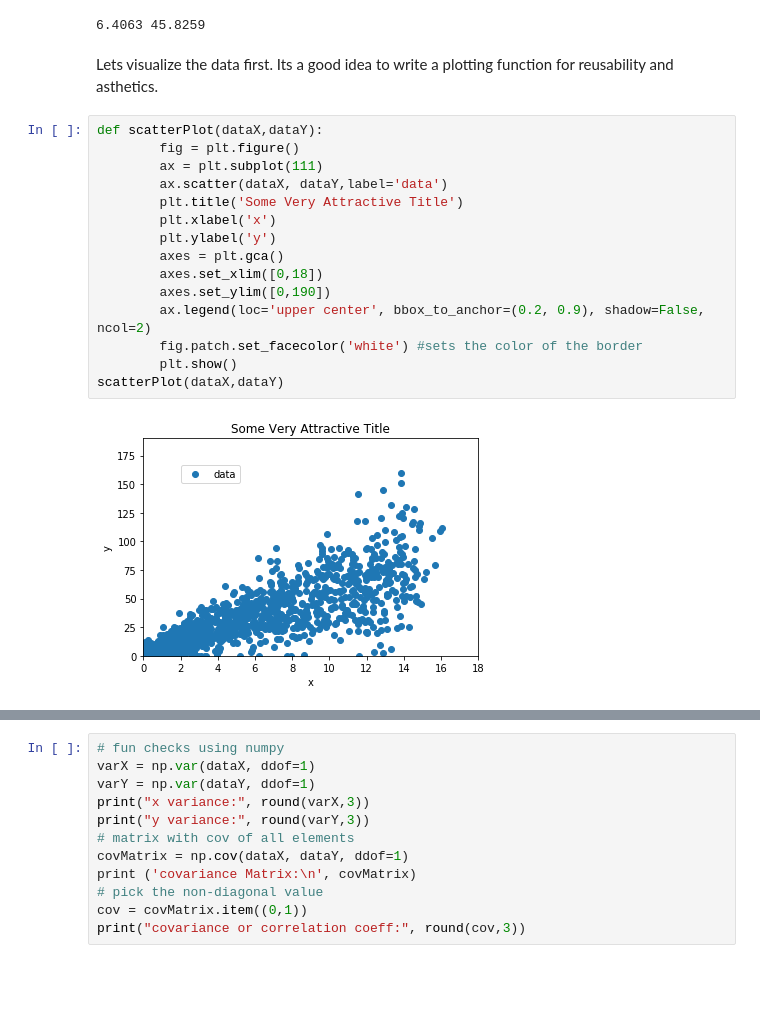
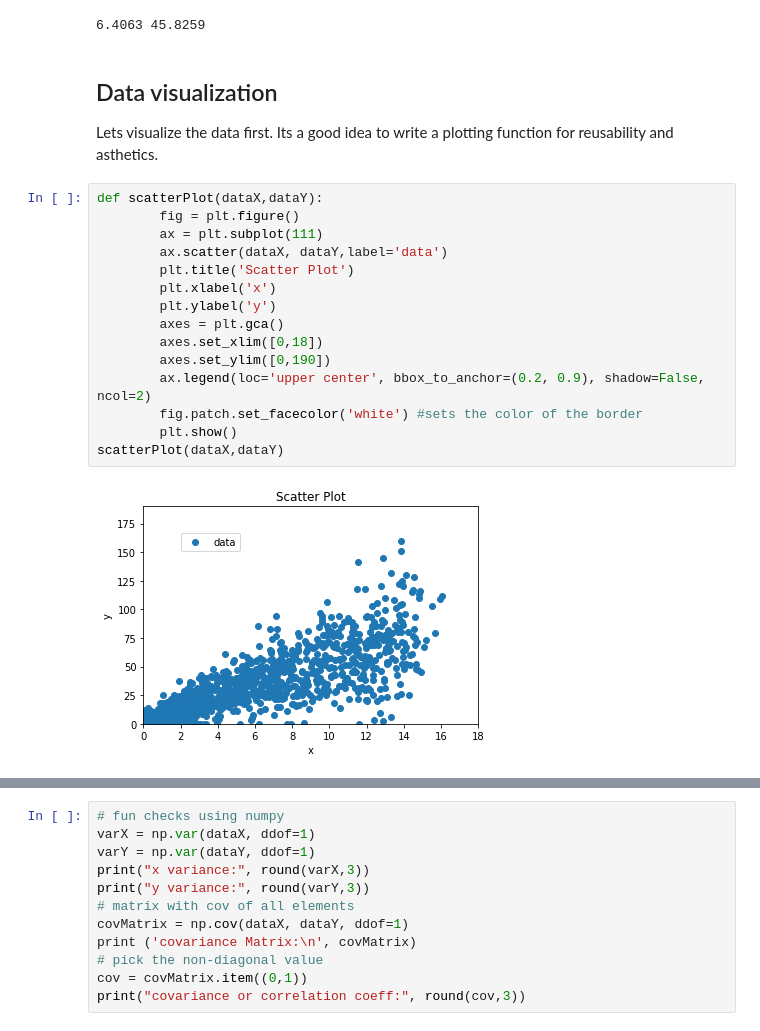
Before and after one commit to akanugan/DataScience, a Jupyter notebook: Regression/LinearRegressionTutorial/linearRegIntro.ipynb, the cells around one changed output, grey strips where cells are left out. Cells and saved outputs as stored; diff of their text form; blank space fills up the shorter version.

```diff
--- a/Regression/LinearRegressionTutorial/linearRegIntro.ipynb
+++ b/Regression/LinearRegressionTutorial/linearRegIntro.ipynb
@@ -35,21 +71,22 @@ print(dataX[0], dataY[0])
 # %% [output]
 6.4063 45.8259
 # %% [markdown]
+## Data visualization
 Lets visualize the data first. Its a good idea to write a plotting function for reusability and asthetics.
 # %%
 def scatterPlot(dataX,dataY):
         fig = plt.figure()
         ax = plt.subplot(111)
         ax.scatter(dataX, dataY,label='data')
-        plt.title('Some Very Attractive Title')
+        plt.title('Scatter Plot')
         plt.xlabel('x')
         plt.ylabel('y')
         axes = plt.gca()
         axes.set_xlim([0,18])
         axes.set_ylim([0,190])
         ax.legend(loc='upper center', bbox_to_anchor=(0.2, 0.9), shadow=False, ncol=2)
         fig.patch.set_facecolor('white') #sets the color of the border
         plt.show()
 scatterPlot(dataX,dataY)
 # %% [output]
-[figure, old version]
+[figure, new version]
```
Also changed, not shown: parts of 25 cells of this notebook, 1 other file.
